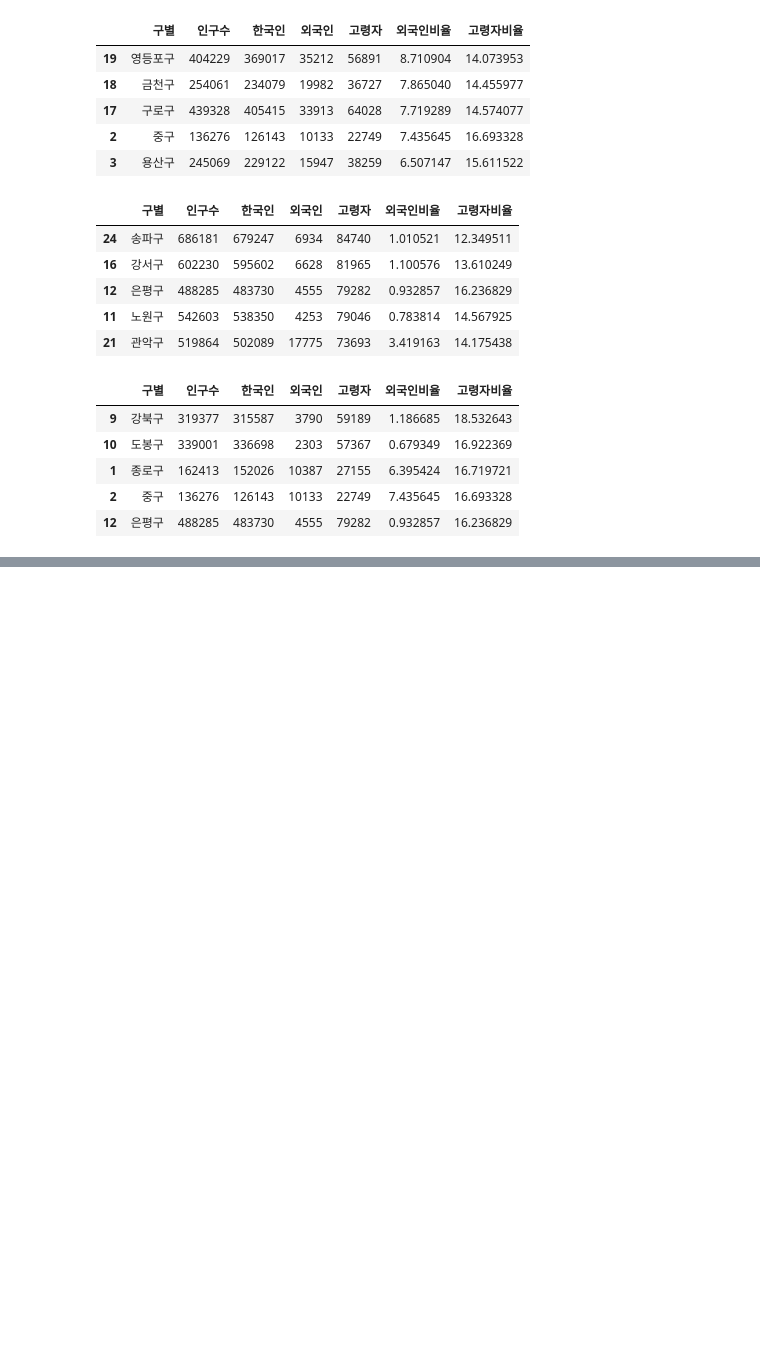
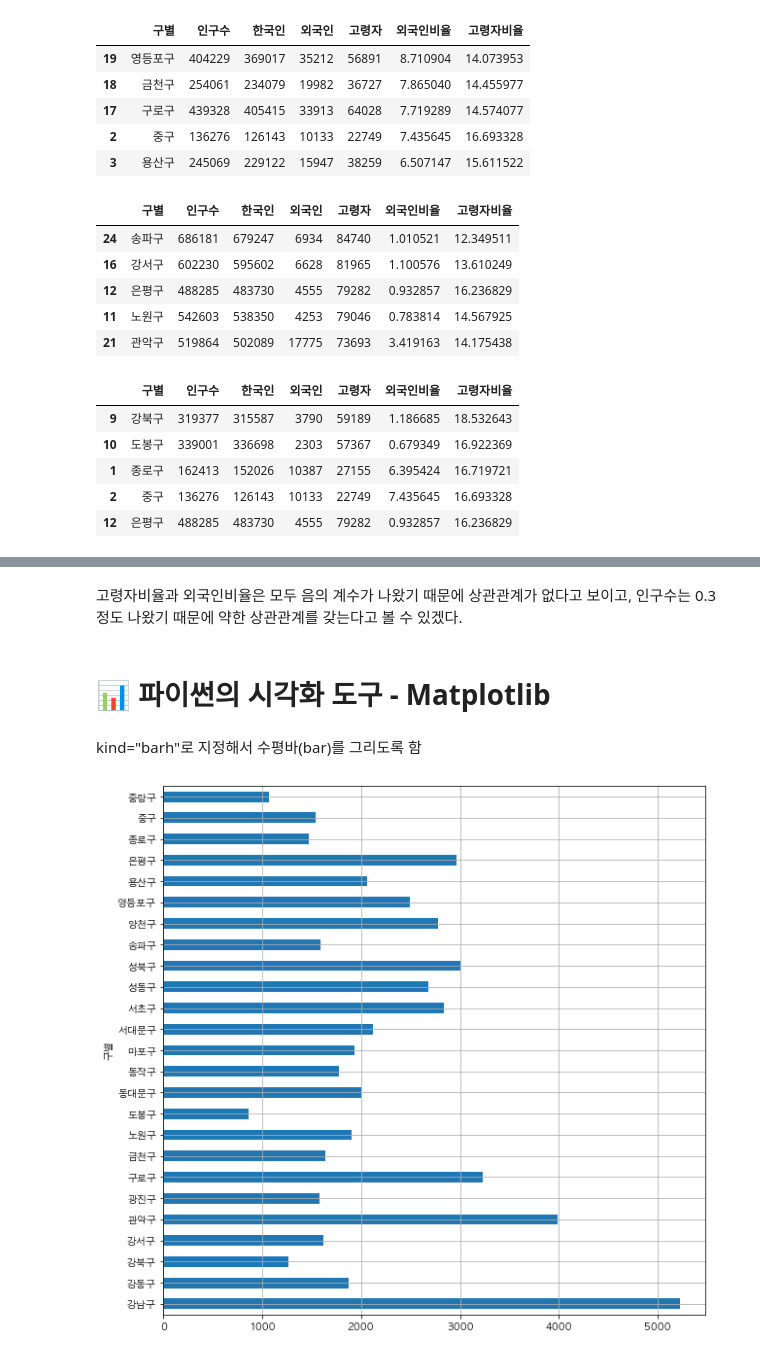
Before and after one commit to jonnung/pandas_exercises, a Jupyter notebook: 파이썬으로데이터주무르기/서울시구별CCTV현황분석(2).ipynb, the cells around one changed output, grey strips where cells are left out. Saved outputs shown, nothing was run; the diff lists cells and outputs as text; code cells hidden in the pictures; blank space fills up the shorter version.

```diff
--- a/파이썬으로데이터주무르기/서울시구별CCTV현황분석(2).ipynb
+++ b/파이썬으로데이터주무르기/서울시구별CCTV현황분석(2).ipynb
@@ -366,0 +370,3 @@ pop_Seoul.sort_values(by='고령자비율', ascending=False).head()
+# %%
+data_result = pd.merge(CCTV_Seoul, pop_Seoul, on='구별')
+data_result.head()
@@ -366,0 +380,6 @@ pop_Seoul.sort_values(by='고령자비율', ascending=False).head()
+# %%
+data_result.drop(
+    ['2011년 이전', '2012년', '2013년', '2014년', '2015년', '2016년', '2017년', '2018년'],
+    axis=1,
+    inplace=True
+)
@@ -366,0 +408,3 @@ pop_Seoul.sort_values(by='고령자비율', ascending=False).head()
+# %%
+data_result.set_index('구별', inplace=True)
+data_result.head()
@@ -366,0 +441,4 @@ pop_Seoul.sort_values(by='고령자비율', ascending=False).head()
+# %% [markdown]
+고령자비율과 외국인비율은 모두 음의 계수가 나왔기 때문에 상관관계가 없다고 보이고, 인구수는 0.3 정도 나왔기 때문에 약한 상관관계를 갖는다고 볼 수 있겠다.
+# %% [markdown]
+# 📊 파이썬의 시각화 도구 - Matplotlib
@@ -366,0 +452,7 @@ pop_Seoul.sort_values(by='고령자비율', ascending=False).head()
+# %% [markdown]
+kind="barh"로 지정해서 수평바(bar)를 그리도록 함
+# %%
+data_result["소계"].plot(kind="barh", grid=True, figsize=(10, 10))
+plt.show()
+# %% [output]
+[figure, added]
```
Also changed, not shown: parts of 38 cells of this notebook, 13 other files.
